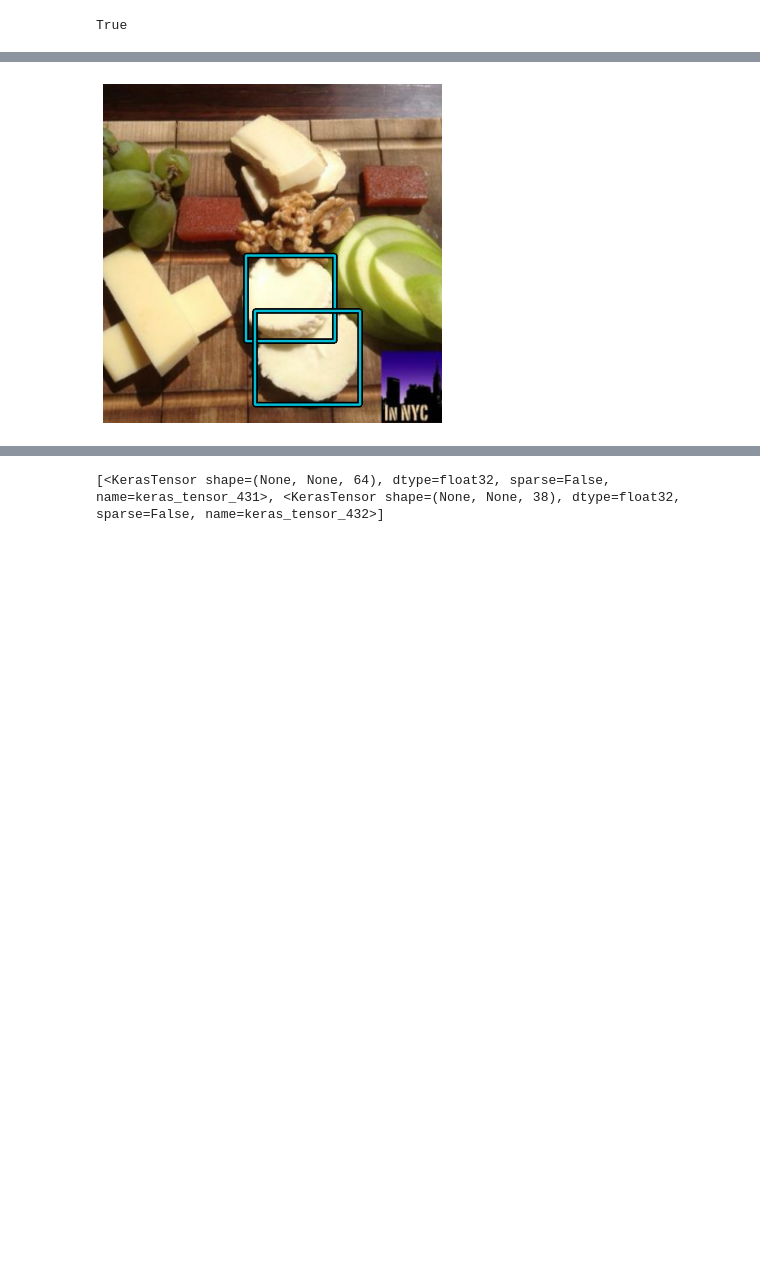
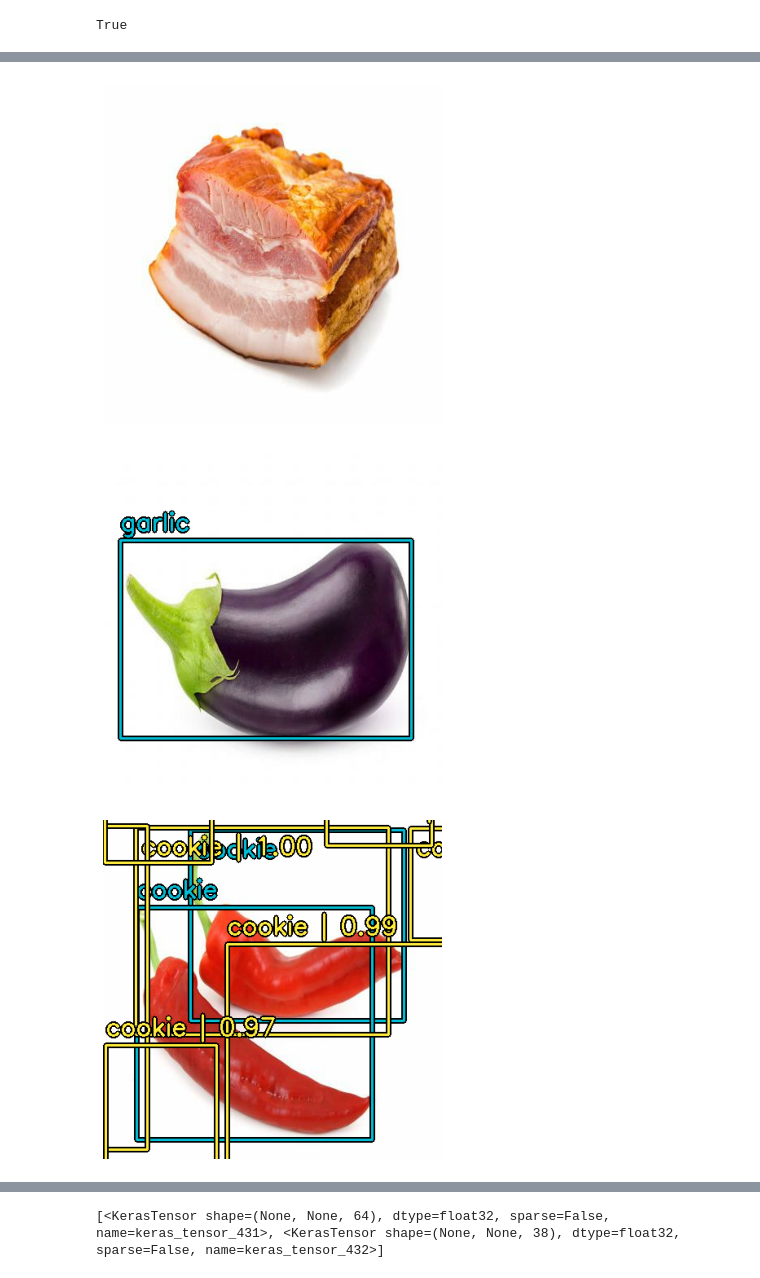
Before and after one commit to Mageiras-C241-PS325/Machine-Learning, a Jupyter notebook: train_model.ipynb, the cells around one changed output, grey strips where cells are left out. Cells and saved outputs as stored; diff of their text form; code cells hidden in the pictures; blank space fills up the shorter version.

```diff
--- a/train_model.ipynb
+++ b/train_model.ipynb
@@ -17,8 +18,12 @@ To enable the following instructions: AVX2 FMA, in other operations, rebuild Ten
 # %%
 # dataset_location = './Food ingredient recognition.v4i.tfrecord'
 # dataset_location = './drive/MyDrive/Food ingredient recognition.v4i.tfrecord' # Google Colab
-dataset_location = "/mnt/c/Tugas Raihan/Kuliah/Matkul/Semester 6/Bangkit/Machine-Learning-Capstone/Food ingredient recognition.v4i.tfrecord" # Punya Andi
-tfrecord_name = "food-ingredient.tfrecord"
+# dataset_location = "/mnt/c/Tugas Raihan/Kuliah/Matkul/Semester 6/Bangkit/Machine-Learning-Capstone/Food ingredient recognition.v4i.tfrecord" # Punya Andi (yang lama)
+dataset_location = "/mnt/c/Tugas Raihan/Kuliah/Matkul/Semester 6/Bangkit/Machine-Learning-Capstone/FOOD-INGREDIENTS dataset.v4i.tfrecord" # Punya Andi (yang baru)
+# tfrecord_name = "food-ingredient.tfrecord" # yang lama
+tfrecord_name = "FOOD-INGREDIENTS.tfrecord" # Yang baru
+# label_map_name = "food-ingredient_label_map.pbtxt" # yang lama
+label_map_name = "FOOD-INGREDIENTS_label_map.pbtxt" # yang baru
 print(os.path.exists(dataset_location))
 # %% [output]
 True
@@ -194,6 +193,7 @@ for result in train_data.take(1):
         cols=1,
         scale=5,
         bounding_box_format='xyxy',
-        y_true=result[1]
+        y_true=result[1],
+        class_mapping=class_mapping
     )
 # %% [output]
@@ -363,7 +364,7 @@ os.environ['TF_CPP_MIN_LOG_LEVEL'] = '3'  # or any {'0', '1', '2'}
 model.compile(
     optimizer=optimizer,
     # classification_loss="binary_crossentropy",
-    classification_loss=tf.keras.losses.CategoricalCrossentropy(),
+    classification_loss=tf.keras.losses.CategoricalFocalCrossentropy(),
     box_loss=keras_cv.losses.CIoULoss("xyxy", eps=1e-07)
 )
 
@@ -456,11 +456,11 @@ model.evaluate(test_data)
 # %%
 model.prediction_decoder = keras_cv.layers.NonMaxSuppression(
     from_logits=False,
-    confidence_threshold=0.99,
-    iou_threshold=0.2,
+    confidence_threshold=0.9,
+    iou_threshold=0.1,
     bounding_box_format="xyxy",
 )
-for result in test_data.take(1):
+for result in test_data.take(5):
     y_pred = model.predict(result[0])
     print(y_pred)
     visualization.plot_bounding_box_gallery(
@@ -471,7 +471,8 @@ for result in test_data.take(1):
         scale=5,
         bounding_box_format='xyxy',
         y_pred=y_pred,
-        y_true=result[1]
+        y_true=result[1],
+        class_mapping=class_mapping
     )
 # %% [output]
 1/1 ━━━━━━━━━━━━━━━━━━━━ 4s 4s/step
@@ -520,11 +525,11 @@ loaded_model = tf.keras.models.load_model("/mnt/c/Tugas Raihan/Kuliah/Matkul/Sem
 # %%
 loaded_model.prediction_decoder = keras_cv.layers.NonMaxSuppression(
     from_logits=False,
-    confidence_threshold=0.97,
-    iou_threshold=0.2,
+    confidence_threshold=0.95,
+    iou_threshold=0.1,
     bounding_box_format="xyxy",
 )
-for result in test_data.take(1):
+for result in test_data.take(5):
     y_pred = loaded_model.predict(result[0])
     print(y_pred)
     visualization.plot_bounding_box_gallery(
@@ -535,6 +540,7 @@ for result in test_data.take(1):
         scale=5,
         bounding_box_format='xyxy',
         y_pred=y_pred,
-        y_true=result[1]
+        y_true=result[1],
+        class_mapping=class_mapping
     )
 # %% [output]
@@ -559 +565,3 @@ for result in test_data.take(1):
-[figure, old version]
+[figure, new version]
+[figure, added]
+[figure, added]
```
Also changed, not shown: parts of 14 cells of this notebook, 2 other files.
